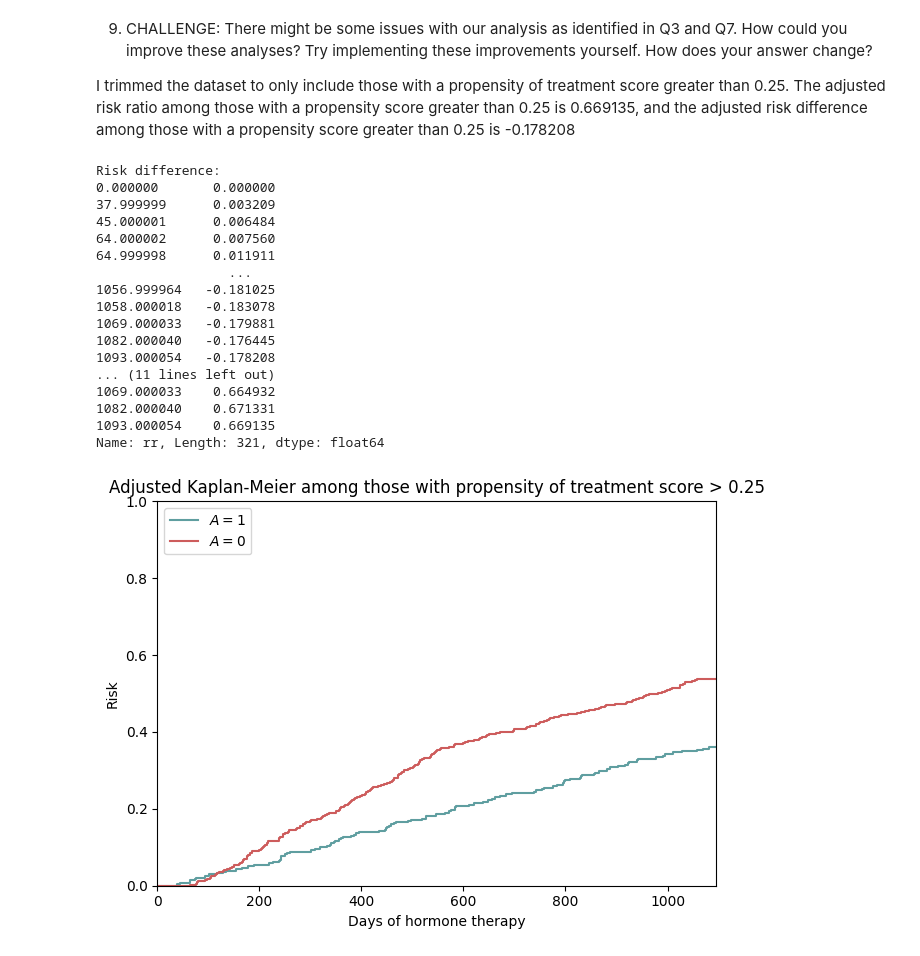
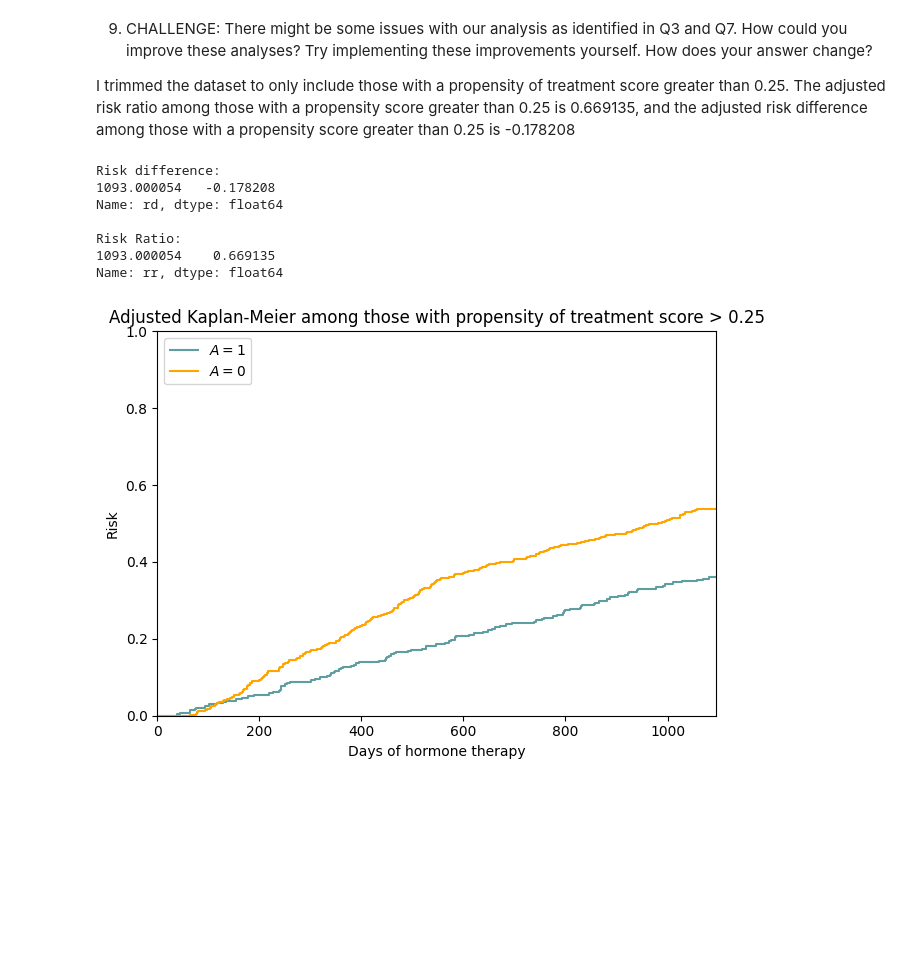
Before and after one commit to valerielucas/EPID717HW, a Jupyter notebook: notebooks/hw7.ipynb, the cells around one changed output. Cells and saved outputs as stored; diff of their text form; code cells hidden in the pictures; blank space fills up the shorter version.

```diff
--- a/notebooks/hw7.ipynb
+++ b/notebooks/hw7.ipynb
@@ -227,47 +418,37 @@ risk_t0 = utils.zKM_estimate(data = rotterdam_t0, time = 'time', delta = 'delta'
 risk_t = pd.merge(risk_t1, risk_t0, how='outer',                # Outer merge risk data on time
                    left_index=True, right_index=True)           # ... on time (the index of risk_t)
 tzero_t = pd.DataFrame([[0., 0.], ],                              # Creating row of zeroes for t=0
                      columns=['Surv prob_x', 'Surv prob_y'])
 risk_t = pd.concat([tzero, risk_t])                             # Adding zero row to risk data
 risk_t = risk_t.ffill()                                         # Forward-filling all missing risks on aligned times
 risk_t['rd'] = risk_t['Surv prob_x'] - risk_t['Surv prob_y']    # Computing the risk difference across columns
 risk_t['rr'] = risk_t['Surv prob_x'] / risk_t['Surv prob_y']    # Computing the risk ratio across columns
 
 
 
 
-print(f"Risk difference:\n{risk_t['rd']}\n\nRisk Ratio:\n{risk_t['rr']}")
+print(f"Risk difference:\n{risk_t['rd'].tail(1)}\n\nRisk Ratio:\n{risk_t['rr'].tail(1)}")
 
 
 
 plt.step([0., ] + list(risk_t1.index) + [1095., ], [0., ] + list(risk_t1) + [list(risk_t1)[-1], ],
          where='post', color='cadetblue', label=r'$A=1$')
 plt.step([0., ] + list(risk_t0.index) + [1095., ], [0., ] + list(risk_t0) + [list(risk_t0)[-1], ],
-         where='post', color='indianred', label=r'$A=0$')
+         where='post', color='orange', label=r'$A=0$')
 plt.ylim([0., 1.0])
 plt.ylabel("Risk")
 plt.xlim([0, 1095])
 plt.xlabel("Days of hormone therapy")
 plt.title("Adjusted Kaplan-Meier among those with propensity of treatment score > 0.25")
 plt.legend(loc=2)
 plt.tight_layout()
 plt.show()
 # %% [output]
 Risk difference:
-0.000000       0.000000
-37.999999      0.003209
-45.000001      0.006484
-64.000002      0.007560
-64.999998      0.011911
-                 ...
-1056.999964   -0.181025
-1058.000018   -0.183078
-1069.000033   -0.179881
-1082.000040   -0.176445
 1093.000054   -0.178208
-... (11 lines left out)
-1069.000033    0.664932
-1082.000040    0.671331
+Name: rd, dtype: float64
+
+Risk Ratio:
 1093.000054    0.669135
-Name: rr, Length: 321, dtype: float64
+Name: rr, dtype: float64
-[figure, old version]
+[figure, new version]
```
Also changed, not shown: parts of 10 cells of this notebook, 6 other files.
